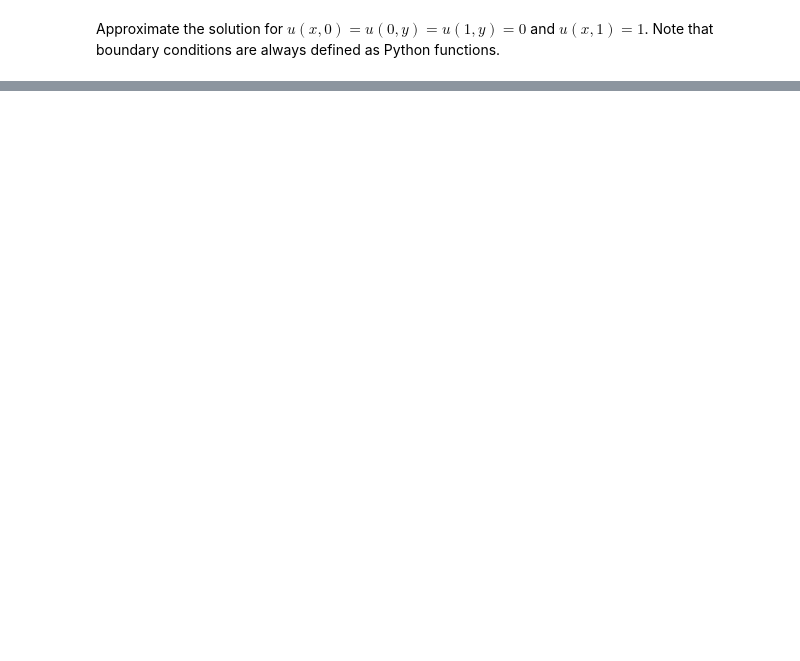
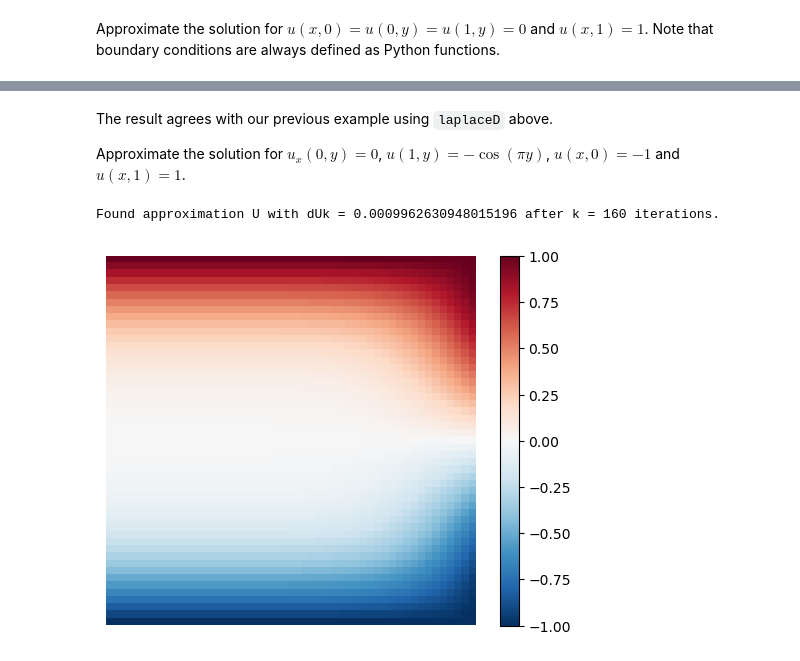
Before and after one commit to UBCMath/MATH316, a Jupyter notebook: laplace.ipynb, the cells around one changed output, grey strips where cells are left out. Saved outputs shown, nothing was run; the diff lists cells and outputs as text; code cells hidden in the pictures; blank space fills up the shorter version.

```diff
--- a/laplace.ipynb
+++ b/laplace.ipynb
@@ -234,0 +409,14 @@ Found approximation U with dUk = 9.995457095552456e-05 after k = 689 iterations.
+# %% [markdown]
+The result agrees with our previous example using `laplaceD` above.
+
+Approximate the solution for $u_x(0,y) = 0$, $u(1,y) = -\cos(\pi y)$, $u(x,0) = -1$ and $u(x,1) = 1$.
+# %%
+f0 = lambda y: 0.
+f1 = lambda y: -np.cos(np.pi*y)
+g0 = lambda x: -1.
+g1 = lambda x: 1.
+U = laplace('N',f0,'D',f1,'D',g0,'D',g1)
+plot_laplace(U)
+# %% [output]
+Found approximation U with dUk = 0.0009962630948015196 after k = 160 iterations.
+[figure, added]
```
Also changed, not shown: parts of 25 cells of this notebook, 1 other file.
